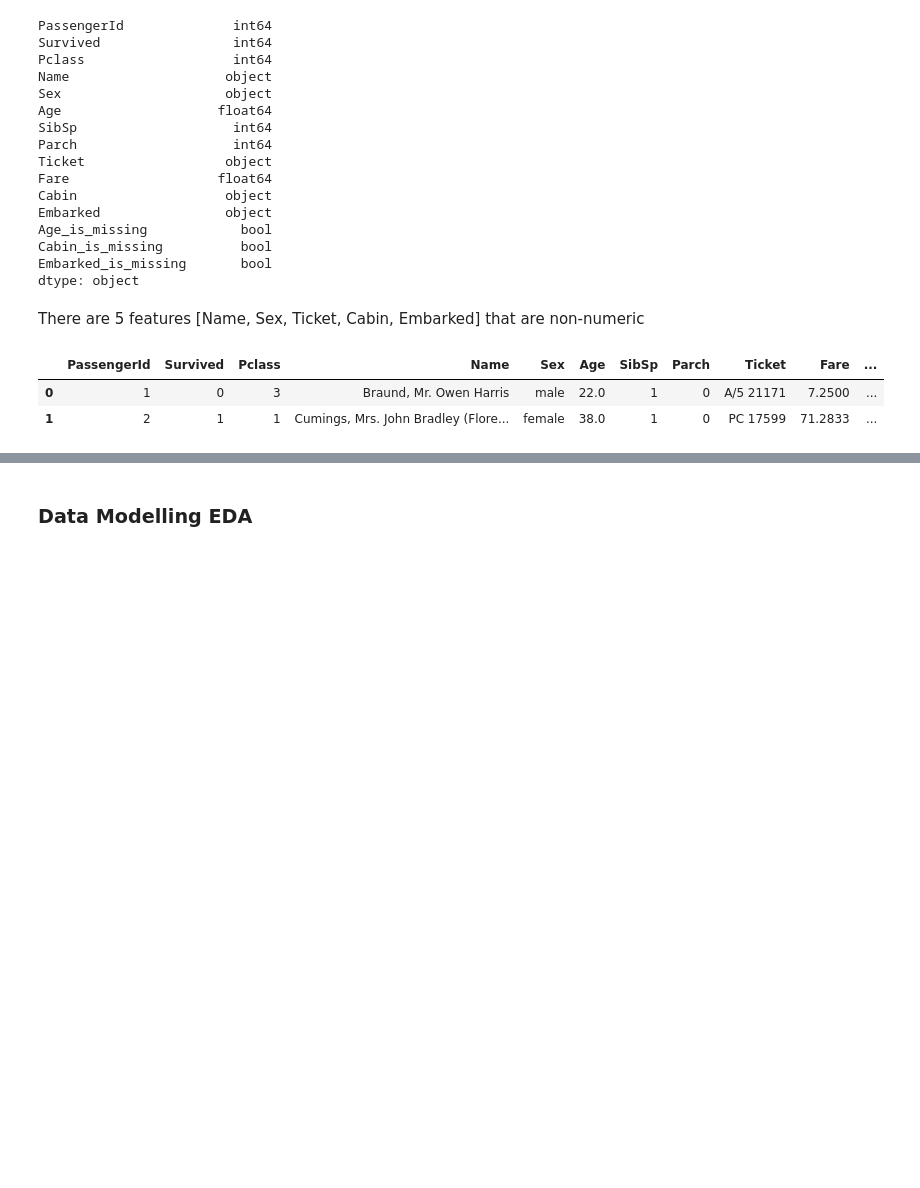
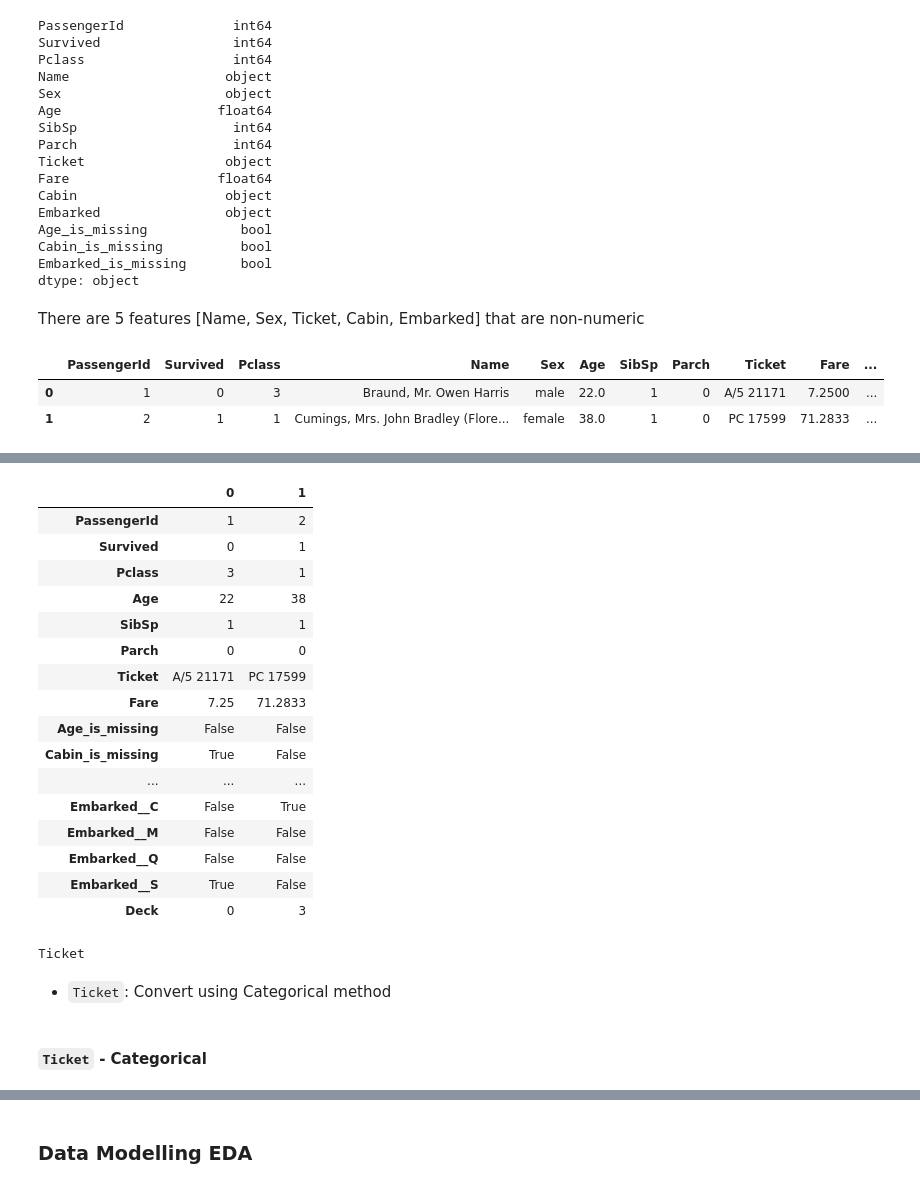
Before and after one commit to PrinssAlex/Predictive-Model-Titanic-Survival, a Jupyter notebook: workspace.ipynb, the cells around one changed output, grey strips where cells are left out. Cells and saved outputs as stored; diff of their text form; code cells hidden in the pictures; blank space fills up the shorter version.

```diff
--- a/workspace.ipynb
+++ b/workspace.ipynb
@@ -352,0 +481,6 @@ df_mod.head(2)
+# %%
+# Extract first letter from column values
+df_mod['Deck'] = df_mod.Cabin.str.extract(r'([A-Za-z])', expand=False)
+# %%
+# drop Cabin column
+df_mod = df_mod.drop('Cabin', axis=1)
@@ -352,0 +502,39 @@ df_mod.head(2)
+# %%
+# replace M with -1
+df_mod['Deck'] = df_mod['Deck'].replace('M', -1)
+
+# convert to numerical without ordering
+df_mod.Deck = df_mod.Deck.astype('category').cat.codes
+# %%
+# confirm result
+df_mod.Age = df_mod.Age.astype('int64')
+df_mod.head(2).T
+# %% [output]
+|  | 0 | 1 |
+| PassengerId | 1 | 2 |
+| Survived | 0 | 1 |
+| Pclass | 3 | 1 |
+| Age | 22 | 38 |
+| SibSp | 1 | 1 |
+| Parch | 0 | 0 |
+| Ticket | A/5 21171 | PC 17599 |
+| Fare | 7.25 | 71.2833 |
+| Age_is_missing | False | False |
+| Cabin_is_missing | True | False |
+| ... | ... | ... |
+| Embarked__C | False | True |
+| Embarked__M | False | False |
+| Embarked__Q | False | False |
+| Embarked__S | True | False |
+| Deck | 0 | 3 |
+# %%
+# re-confirm if there are non-numerical data in the dataset
+for label,content in df_mod.items():
+    if not pd.api.types.is_numeric_dtype(content):
+        print(label)
+# %% [output]
+Ticket
+# %% [markdown]
+- `Ticket`: Convert using Categorical method
+# %% [markdown]
+#### `Ticket` - Categorical
```
Also changed, not shown: parts of 34 cells of this notebook.
